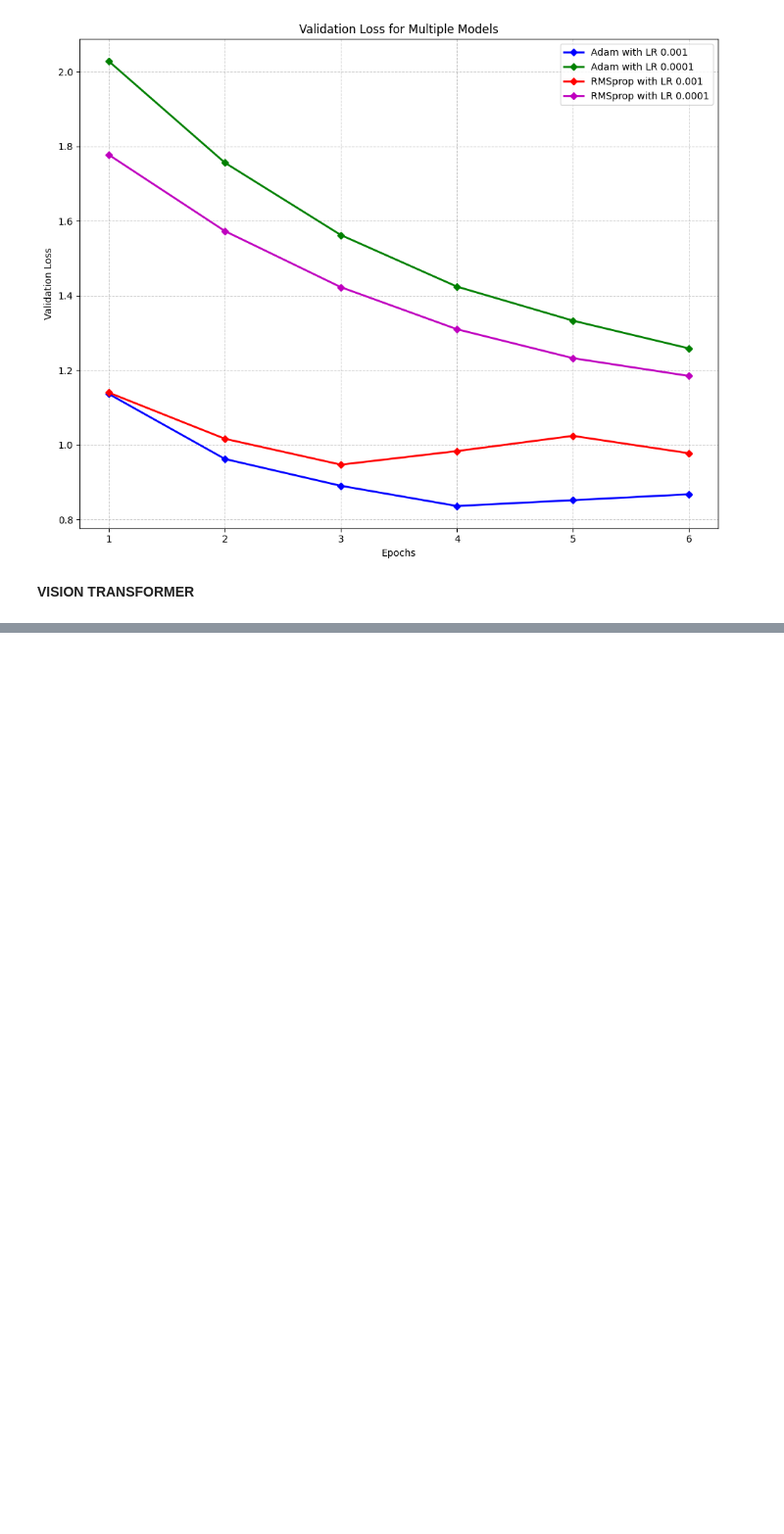
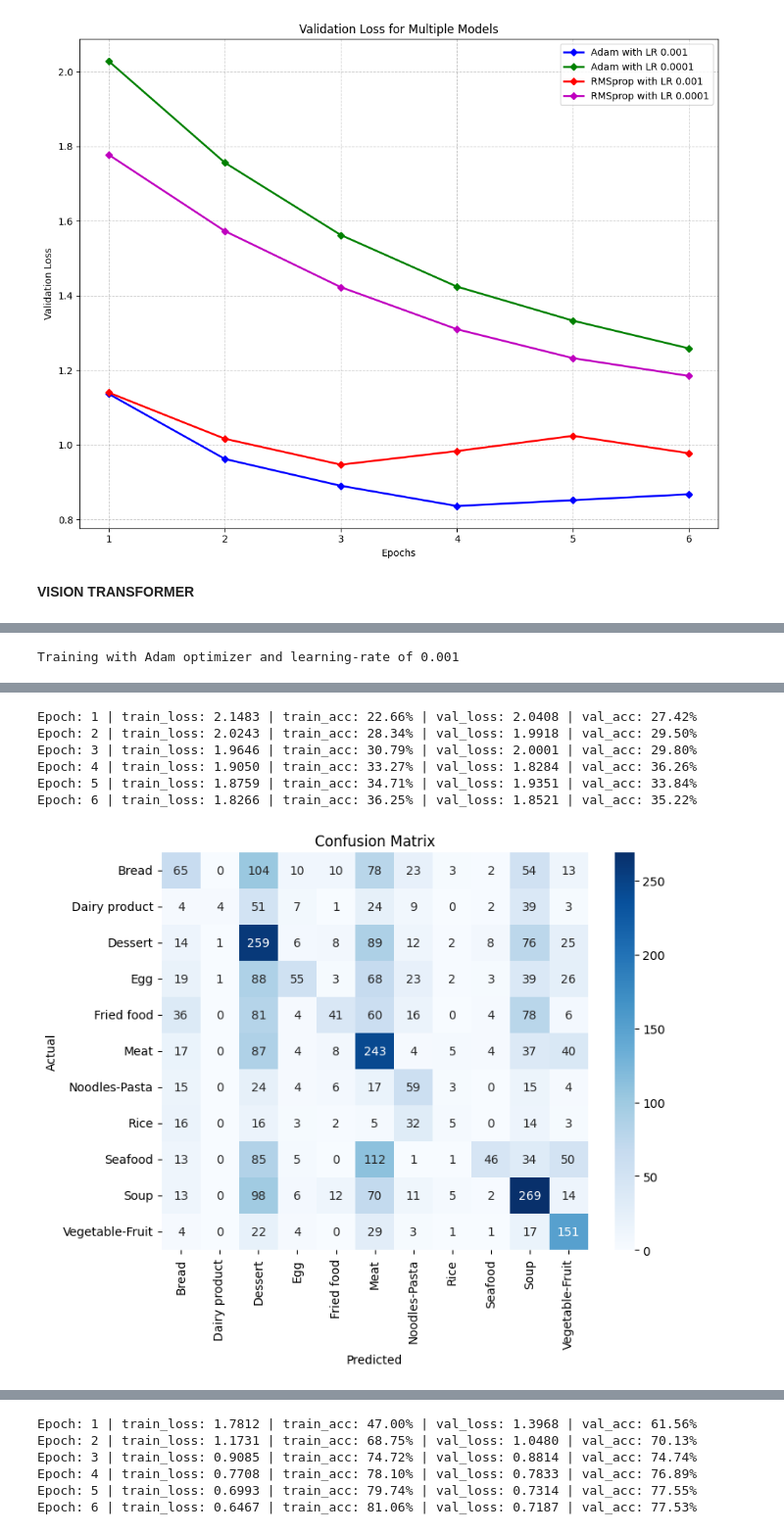
Before and after one commit to dasgauranga2/Deep-Learning-Fundamentals-Assignment-2, a Jupyter notebook: Assignment 2.ipynb, the cells around one changed output, grey strips where cells are left out. Shown at 98% size. Saved outputs shown, nothing was run; the diff lists cells and outputs as text; code cells hidden in the pictures; blank space fills up the shorter version.

```diff
--- a/Assignment 2.ipynb
+++ b/Assignment 2.ipynb
@@ -720,7 +683,7 @@ VisionTransformer(
 # %%
-# loss function
-criterion = nn.CrossEntropyLoss()
+# # loss function
+# criterion = nn.CrossEntropyLoss()
 
-# optimizer
-optimizer = torch.optim.Adam(model.parameters(),lr=0.0004)
+# # optimizer
+# optimizer = torch.optim.Adam(model.parameters(),lr=0.0004)
 # %%
@@ -733,12 +696,0 @@ results = {"train_loss": [],
-# %%
-for epoch in tqdm(range(epochs)):
-    train_loss,train_acc = train(model,train_dataloader,criterion,optimizer)
-    val_loss,val_acc = test(model,val_dataloader,criterion)
-
-    print(f"Epoch: {epoch+1} | train_loss: {train_loss:.4f} | train_acc: {train_acc:.2f}% | val_loss: {val_loss:.4f} | val_acc: {val_acc:.2f}%")
-
-    # update the results dictionary
-    results["train_loss"].append(train_loss)
-    #results["train_acc"].append(train_acc)
-    results["val_loss"].append(val_loss)
-    #results["test_acc"].append(test_acc)
@@ -747,0 +697,46 @@ Epoch: 2 | train_loss: 1.2884 | train_acc: 58.07% | val_loss: 1.1267 | val_acc:
+# %%
+for optim in [(torch.optim.Adam,"Adam"),(torch.optim.RMSprop,"RMSprop")]:
+    for lr in [0.001,0.0001]:
+        print(f"\nTraining with {optim[1]} optimizer and learning-rate of {lr}\n")
+
+        # get pretrained model weights
+        weights = torchvision.models.ViT_B_16_Weights.DEFAULT
+
+        # get pretrained model
+        model = torchvision.models.vit_b_16(weights=weights).to(device)
+
+        # freeze the convolutional layers of the model
+        for param in model.encoder.parameters():
+            param.requires_grad = False
+
+        # update the classifier of the model
+        # the output size of the layer should be same as the number of classes in the data
+        model.heads = nn.Sequential(
+            nn.Linear(768,len(train_data.classes))
+        ).to(device)
+
+        # loss function
+        criterion = nn.CrossEntropyLoss()
+
+        # optimizer
+        optimizer = optim[0](model.parameters(), lr=lr)
+
+        results[(optim[1],lr)] = {
+            "train_loss": [],
+            "val_loss": []
+        }
+
+        for epoch in tqdm(range(epochs)):
+            train_loss,train_acc = train(model,train_dataloader,criterion,optimizer)
+            val_loss,val_acc = test(model,val_dataloader,criterion)
+
+            print(f"Epoch: {epoch+1} | train_loss: {train_loss:.4f} | train_acc: {train_acc:.2f}% | val_loss: {val_loss:.4f} | val_acc: {val_acc:.2f}%")
+
+            # update the results dictionary
+            results[(optim[1],lr)]["train_loss"].append(train_loss)
+            results[(optim[1],lr)]["val_loss"].append(val_loss)
+
+        # evaluate the model on the validation set
+        evaluate(model, val_dataloader, class_names)
+# %% [output]
+Training with Adam optimizer and learning-rate of 0.001
@@ -747,0 +744,7 @@ Epoch: 2 | train_loss: 1.2884 | train_acc: 58.07% | val_loss: 1.1267 | val_acc:
+Epoch: 1 | train_loss: 2.1483 | train_acc: 22.66% | val_loss: 2.0408 | val_acc: 27.42%
+Epoch: 2 | train_loss: 2.0243 | train_acc: 28.34% | val_loss: 1.9918 | val_acc: 29.50%
+Epoch: 3 | train_loss: 1.9646 | train_acc: 30.79% | val_loss: 2.0001 | val_acc: 29.80%
+Epoch: 4 | train_loss: 1.9050 | train_acc: 33.27% | val_loss: 1.8284 | val_acc: 36.26%
+Epoch: 5 | train_loss: 1.8759 | train_acc: 34.71% | val_loss: 1.9351 | val_acc: 33.84%
+Epoch: 6 | train_loss: 1.8266 | train_acc: 36.25% | val_loss: 1.8521 | val_acc: 35.22%
+[figure, added]
@@ -747,0 +768,6 @@ Epoch: 2 | train_loss: 1.2884 | train_acc: 58.07% | val_loss: 1.1267 | val_acc:
+Epoch: 1 | train_loss: 1.7812 | train_acc: 47.00% | val_loss: 1.3968 | val_acc: 61.56%
+Epoch: 2 | train_loss: 1.1731 | train_acc: 68.75% | val_loss: 1.0480 | val_acc: 70.13%
+Epoch: 3 | train_loss: 0.9085 | train_acc: 74.72% | val_loss: 0.8814 | val_acc: 74.74%
+Epoch: 4 | train_loss: 0.7708 | train_acc: 78.10% | val_loss: 0.7833 | val_acc: 76.89%
+Epoch: 5 | train_loss: 0.6993 | train_acc: 79.74% | val_loss: 0.7314 | val_acc: 77.55%
+Epoch: 6 | train_loss: 0.6467 | train_acc: 81.06% | val_loss: 0.7187 | val_acc: 77.53%
```
Also changed, not shown: parts of 9 cells of this notebook.
